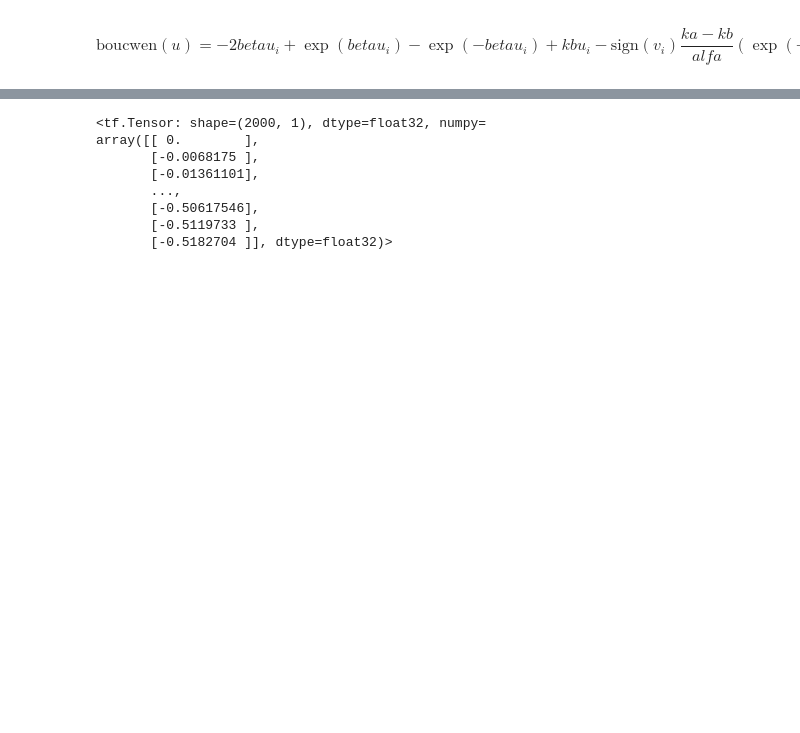
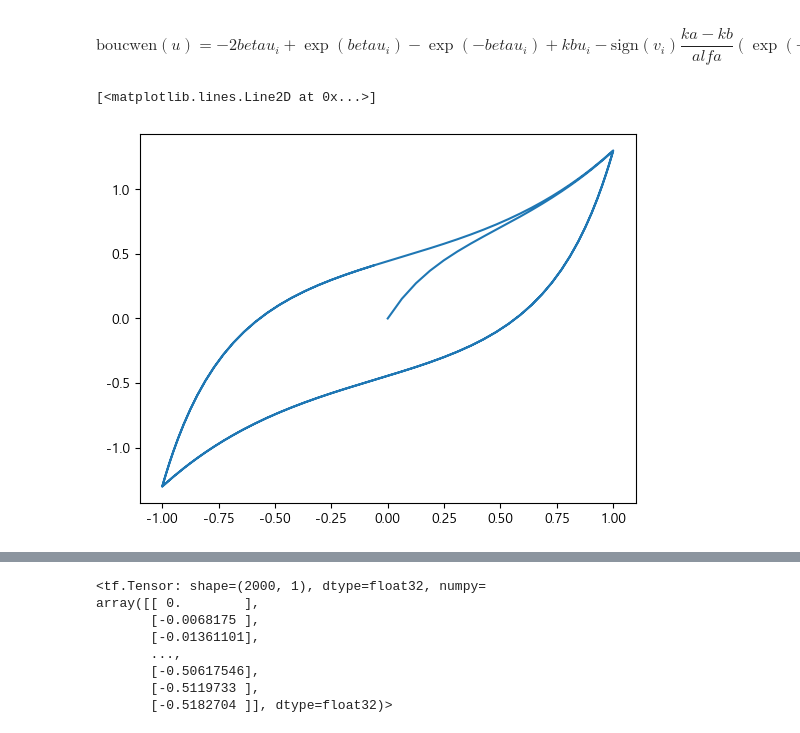
Before and after one commit to Jjineeq/hysteresis_curve, a Jupyter notebook: 23_06_22.ipynb, the cells around one changed output, grey strips where cells are left out. Drawn from its saved outputs; the diff is of its cells as text; code cells hidden in the pictures; blank space fills up the shorter version.

```diff
--- a/23_06_22.ipynb
+++ b/23_06_22.ipynb
@@ -80,6 +80,11 @@ total['f'] = f
 # %%
 x = total.iloc[:,0:2]
 y = total.f
+# %%
+plt.plot(x.u[:200], y[:200])
+# %% [output]
+[<matplotlib.lines.Line2D at 0x...>]
+[figure, added]
 # %%
 x_tf = tf.convert_to_tensor(x.values)
 y_tf = tf.convert_to_tensor(y)
```
Also changed, not shown: parts of 2 cells of this notebook, 3 other files.
